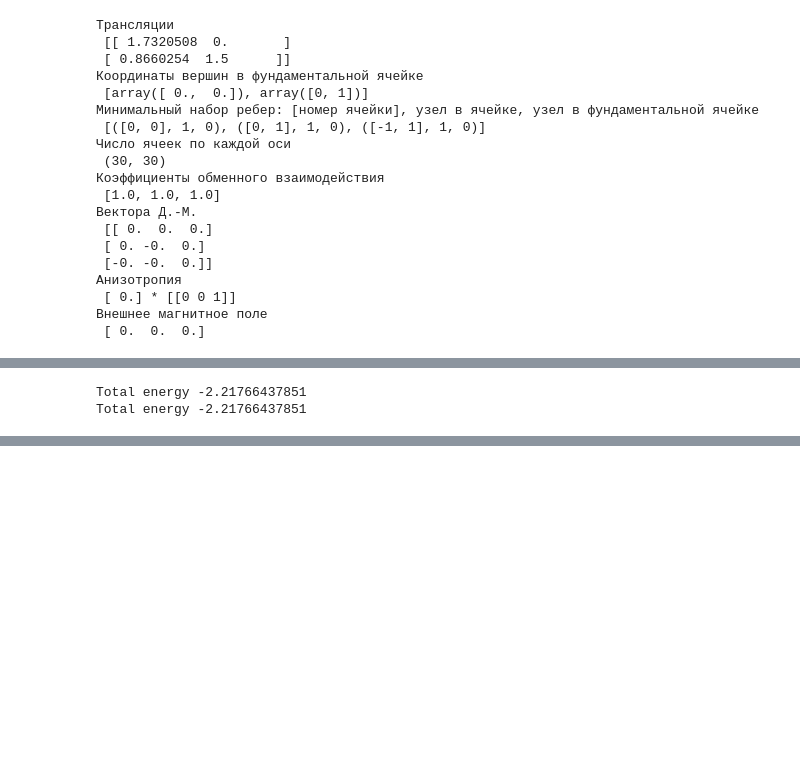
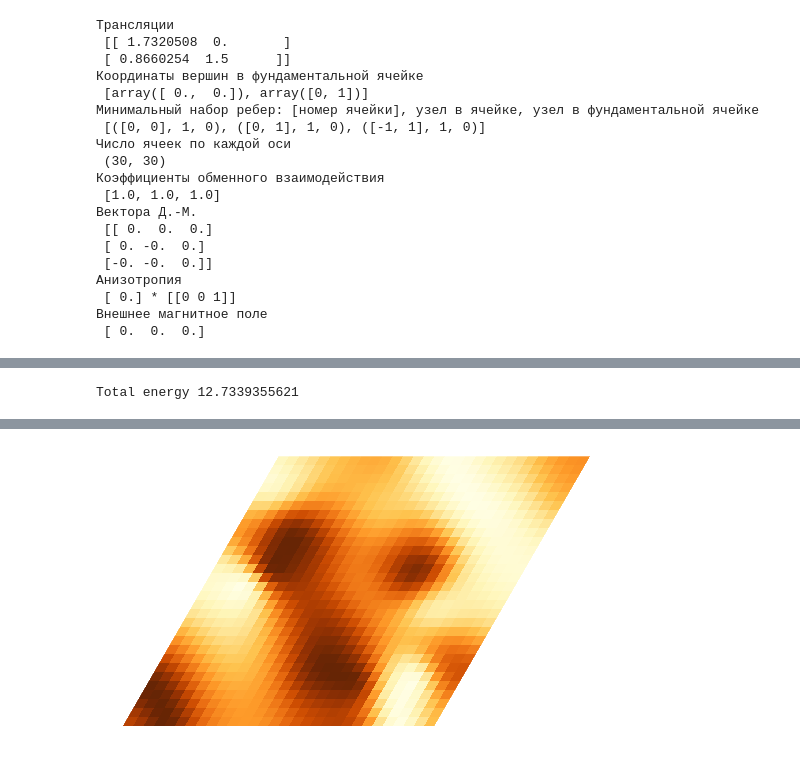
Before and after one commit to alepoydes/mmep, a Jupyter notebook: python/Introduction.ipynb, the cells around one changed output, grey strips where cells are left out. Drawn from its saved outputs; the diff is of its cells as text; code cells hidden in the pictures; blank space fills up the shorter version.

Commit message:
+ miser3: image plot for z-components of spins (Lattice.coffee_plot)

```diff
--- a/python/Introduction.ipynb
+++ b/python/Introduction.ipynb
@@ -301,13 +304,10 @@ Total -2.21766437851
 # %%
 # Сгенерируем функцию для вычисления матрицы квадратичной формы
-q=lat.lambda_hessian(periodic=True)
+q=lat.lambda_hessian()
 # Имея матрицу кв. формы посчитаем полную энегию
 print('Total energy', lat.energy(s0, q(s0))[0])
-# Тот же результат можно получить посчитав матрицу кв. формы напрямую, но это дольше
-print('Total energy', lat.energy(s0, lat.hessian(s0))[0])
 # %% [output]
-Total energy -2.21766437851
-Total energy -2.21766437851
+Total energy 12.7339355621
 # %%
 # Запустим минимизацию.
 # Результат каждого шага минимизации будем сохранять в массив path,
@@ -321,3 +321,8 @@ for i in range(1, path.shape[0]):
 lat.plot_path(path)
 # %% [output]
 [interactive output not drawn]
+# %%
+lat.coffee_plot(path[-1])
+plt.show()
+# %% [output]
+[figure, added]
```
Also changed, not shown: parts of 7 cells of this notebook, 2 other files.
